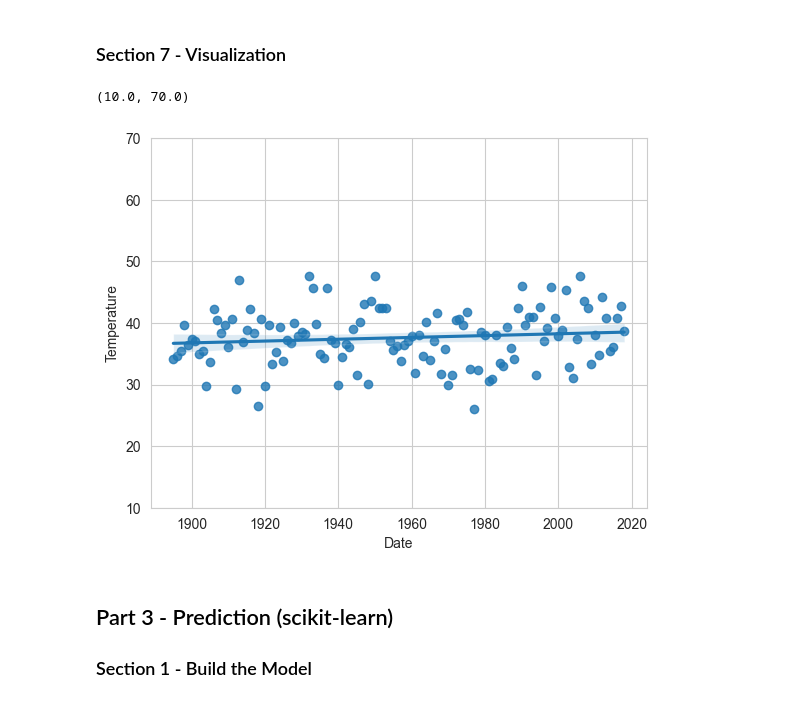
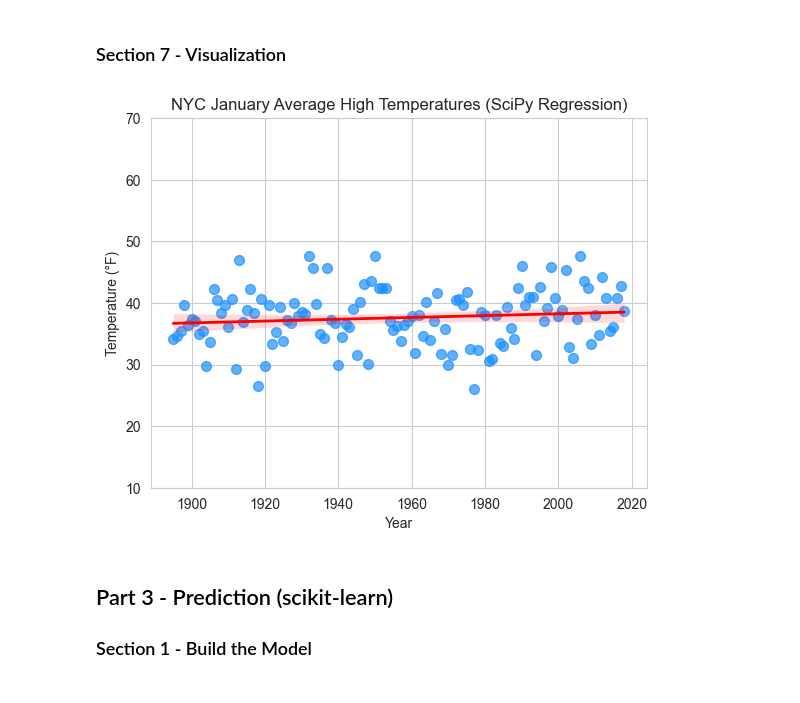
Before and after one commit to bankoscarpa/datafun-07-ml, a Jupyter notebook: bankoscarpa_ml.ipynb, the cells around one changed output. Drawn from its saved outputs; the diff is of its cells as text; code cells hidden in the pictures.

Commit message:
updates made to the graphs to improve readability

```diff
--- a/bankoscarpa_ml.ipynb
+++ b/bankoscarpa_ml.ipynb
@@ -104,11 +115,25 @@ Predicted average high in Jan 2024 (SciPy model): 38.59°F
 ### Section 7 - Visualization
 # %%
 sns.set_style('whitegrid')
-axes = sns.regplot(x=nyc_df.Date, y=nyc_df.Temperature)
+
+# Create a scatter plot with regression line
+axes = sns.regplot(
+    x=nyc_df.Date,
+    y=nyc_df.Temperature,
+    scatter_kws={'color': 'dodgerblue', 's': 50, 'alpha': 0.7},  # points: blue, slightly transparent
+    line_kws={'color': 'red', 'linewidth': 2}  # regression line: red
+)
+
+# Set plot limits, labels, and title
 axes.set_ylim(10, 70)
+axes.set_xlabel('Year')
+axes.set_ylabel('Temperature (°F)')
+axes.set_title('NYC January Average High Temperatures (SciPy Regression)')
+
+# Show the plot
+plt.show()
 # %% [output]
-(10.0, 70.0)
-[figure, old version]
+[figure, new version]
 # %% [markdown]
 ## Part 3 - Prediction (scikit-learn)
 ### Section 1 - Build the Model
```
Also changed, not shown: parts of 1 cell of this notebook.
